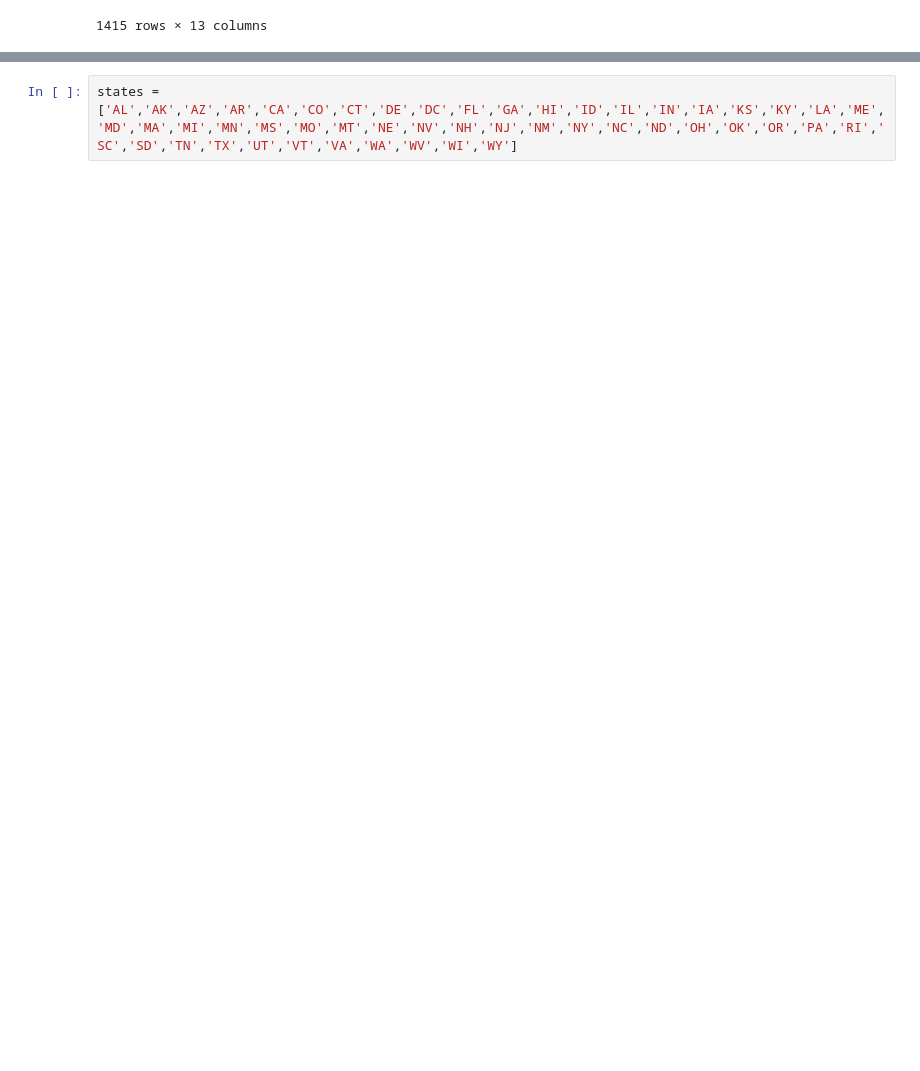
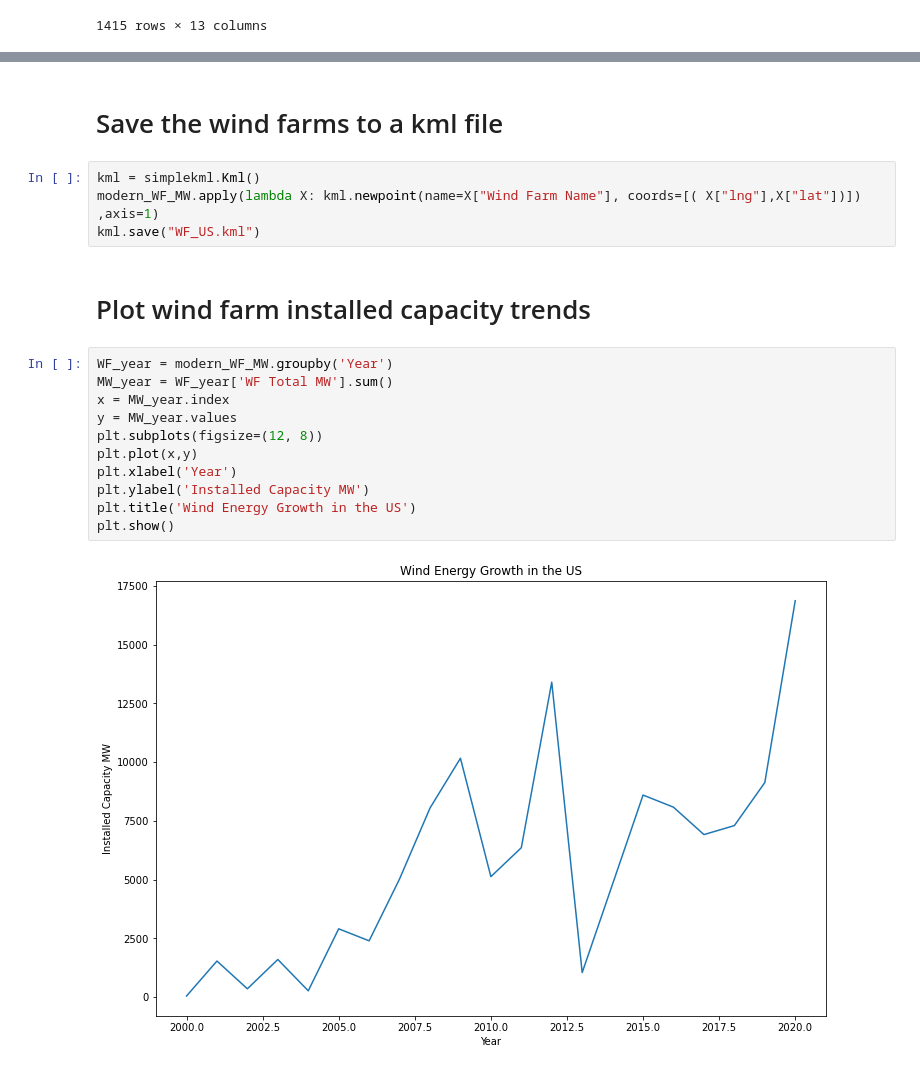
Before and after one commit to cjengleson/Project-1-Repo, a Jupyter notebook: WindFarms.ipynb, the cells around one changed output, grey strips where cells are left out. Saved outputs shown, nothing was run; the diff lists cells and outputs as text; blank space fills up the shorter version.

```diff
--- a/WindFarms.ipynb
+++ b/WindFarms.ipynb
@@ -160,2 +123,21 @@ WF_year.head()
-# %%
-states = ['AL','AK','AZ','AR','CA','CO','CT','DE','DC','FL','GA','HI','ID','IL','IN','IA','KS','KY','LA','ME','MD','MA','MI','MN','MS','MO','MT','NE','NV','NH','NJ','NM','NY','NC','ND','OH','OK','OR','PA','RI','SC','SD','TN','TX','UT','VT','VA','WA','WV','WI','WY']
+# %% [markdown]
+# Save the wind farms to a kml file
+# %%
+kml = simplekml.Kml()
+modern_WF_MW.apply(lambda X: kml.newpoint(name=X["Wind Farm Name"], coords=[( X["lng"],X["lat"])]) ,axis=1)
+kml.save("WF_US.kml")
+# %% [markdown]
+# Plot wind farm installed capacity trends
+# %%
+WF_year = modern_WF_MW.groupby('Year')
+MW_year = WF_year['WF Total MW'].sum()
+x = MW_year.index
+y = MW_year.values
+plt.subplots(figsize=(12, 8))
+plt.plot(x,y)
+plt.xlabel('Year')
+plt.ylabel('Installed Capacity MW')
+plt.title('Wind Energy Growth in the US')
+plt.show()
+# %% [output]
+[figure, added]
```
Also changed, not shown: parts of 9 cells of this notebook, 1 other file.
